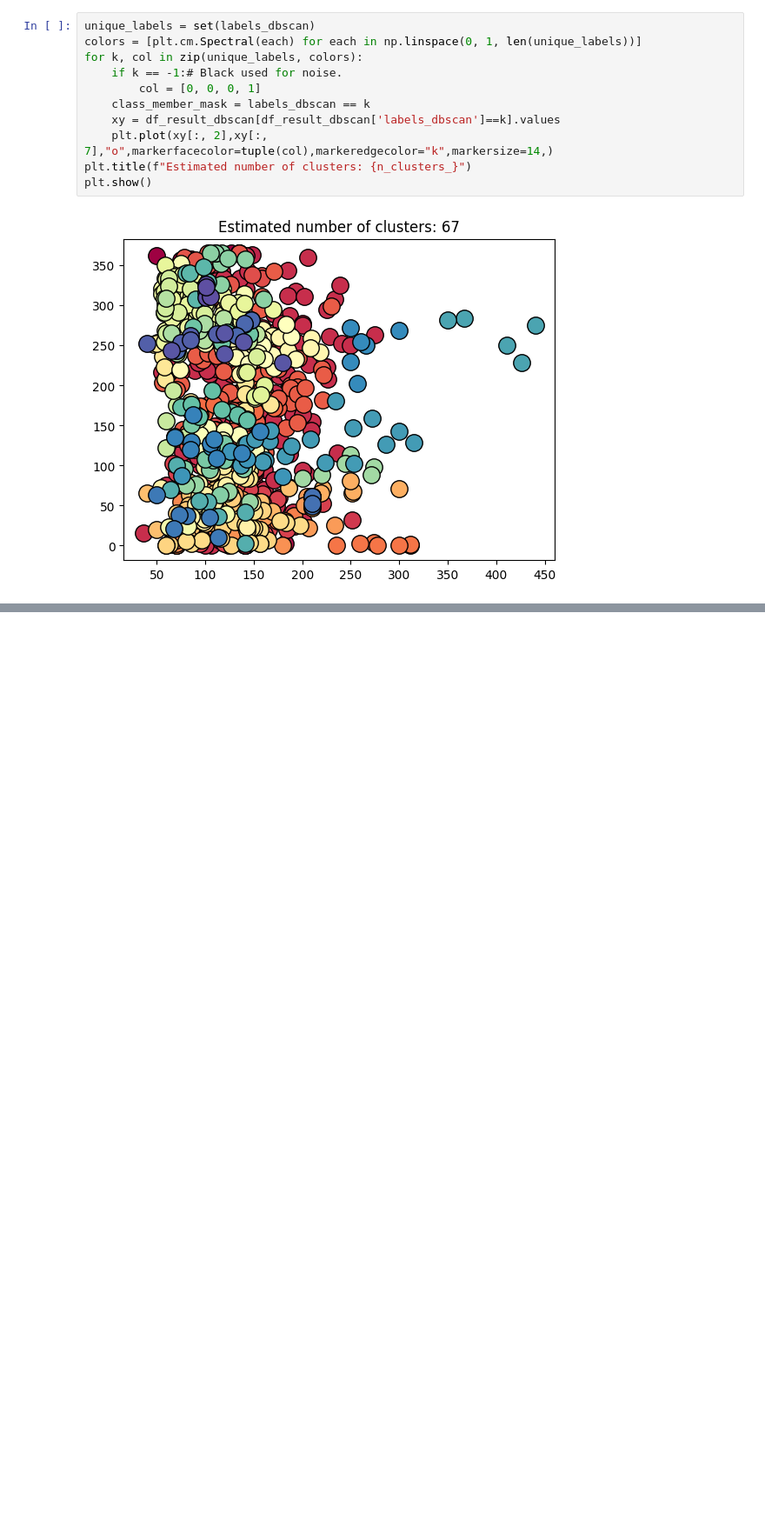
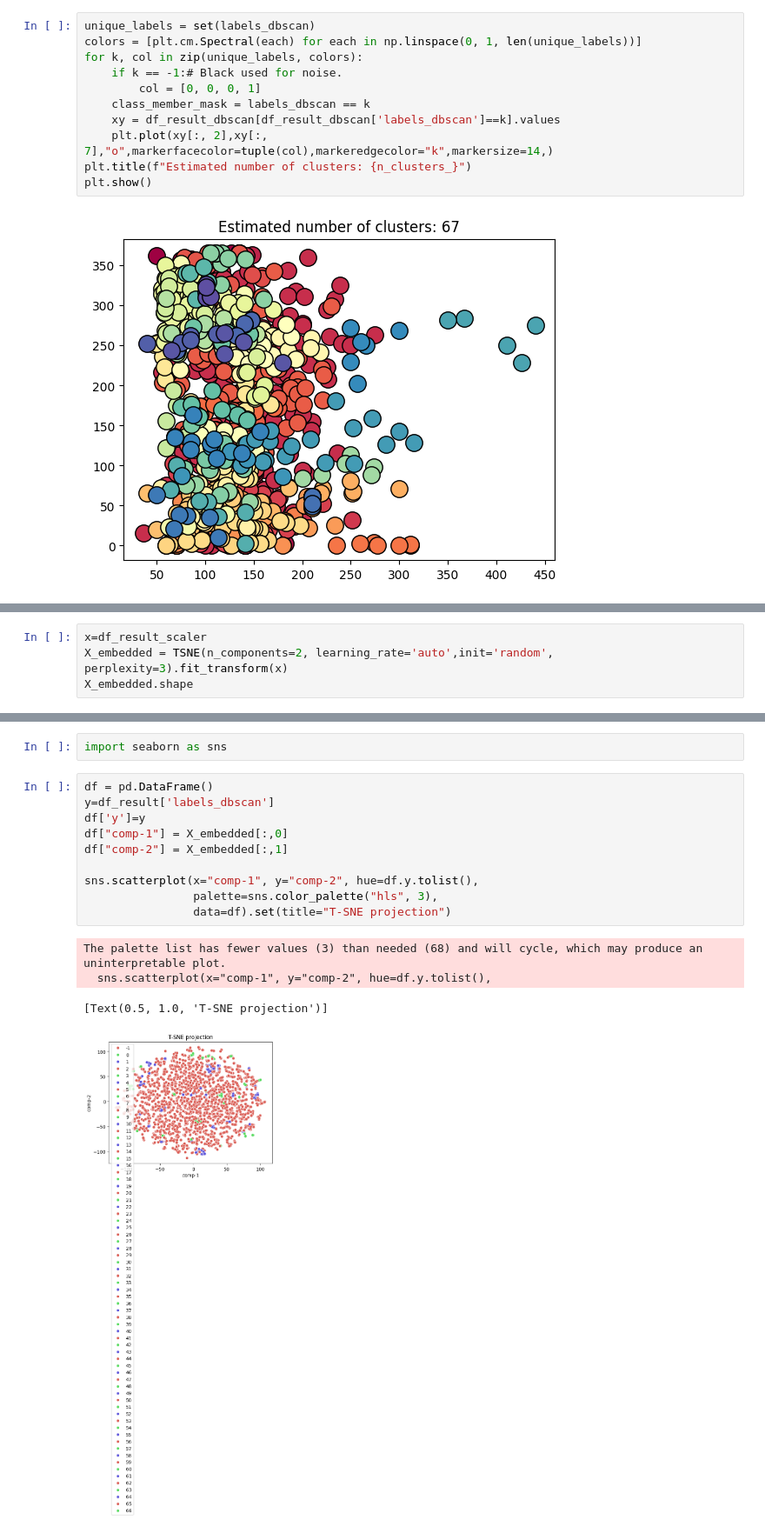
Before and after one commit to claraagui/iteso-data-analytics, a Jupyter notebook: notebooks/activity.ipynb, the cells around one changed output, grey strips where cells are left out. Shown at 87% size. Drawn from its saved outputs; the diff is of its cells as text; blank space fills up the shorter version.

Commit message:
tsne

```diff
--- a/notebooks/activity.ipynb
+++ b/notebooks/activity.ipynb
@@ -435,0 +454,4 @@ plt.show()
+# %%
+x=df_result_scaler
+X_embedded = TSNE(n_components=2, learning_rate='auto',init='random', perplexity=3).fit_transform(x)
+X_embedded.shape
@@ -435,0 +470,17 @@ plt.show()
+# %%
+import seaborn as sns
+# %%
+df = pd.DataFrame()
+y=df_result['labels_dbscan']
+df['y']=y
+df["comp-1"] = X_embedded[:,0]
+df["comp-2"] = X_embedded[:,1]
+
+sns.scatterplot(x="comp-1", y="comp-2", hue=df.y.tolist(),
+                palette=sns.color_palette("hls", 3),
+                data=df).set(title="T-SNE projection")
+# %% [output]
+The palette list has fewer values (3) than needed (68) and will cycle, which may produce an uninterpretable plot.
+  sns.scatterplot(x="comp-1", y="comp-2", hue=df.y.tolist(),
+[Text(0.5, 1.0, 'T-SNE projection')]
+[figure, added]
```
Also changed, not shown: parts of 6 cells of this notebook.
